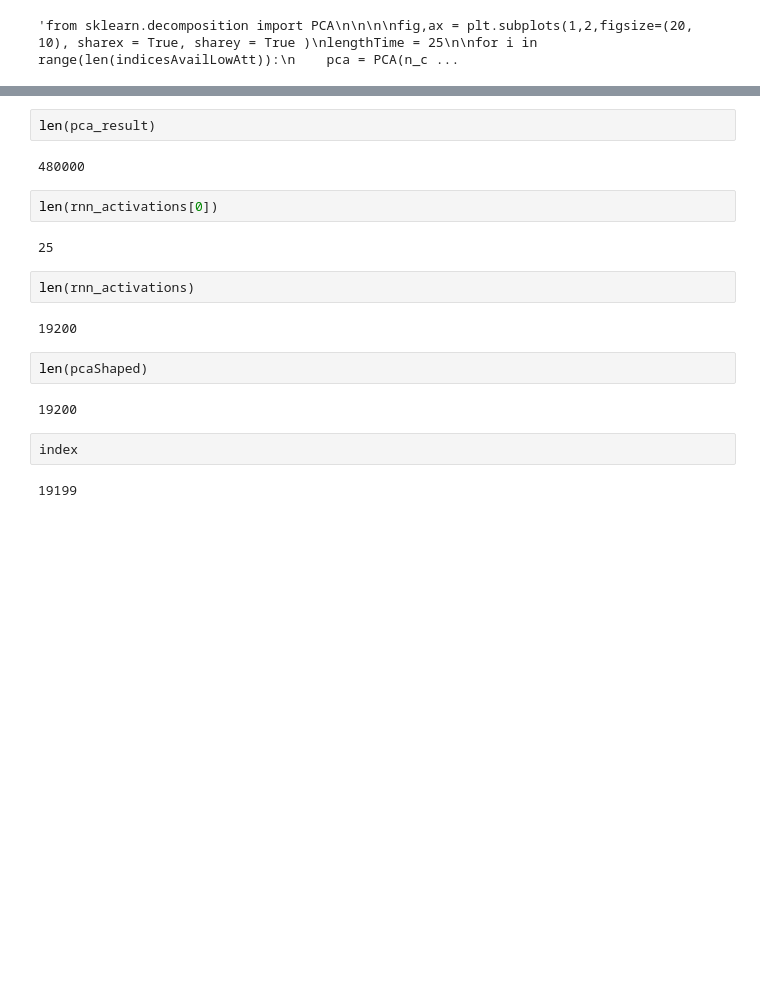
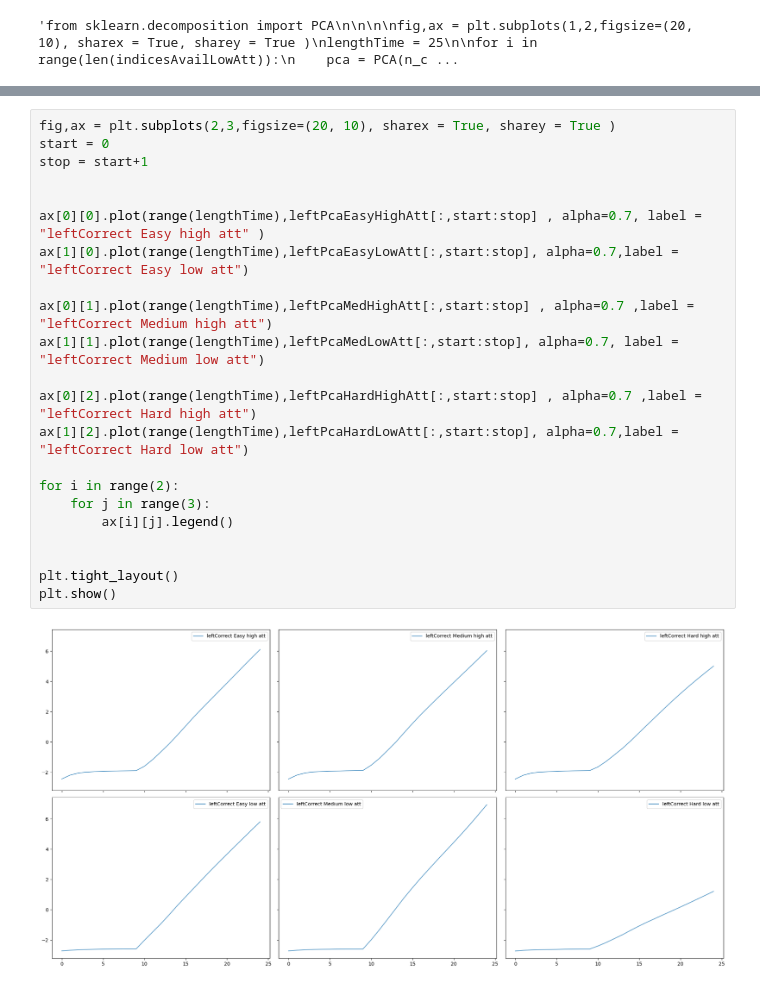
Before and after one commit to jshengen/OOPBinaryClassification, a Jupyter notebook: 3OutsObjectOriented.ipynb, the cells around one changed output, grey strips where cells are left out. Saved outputs shown, nothing was run; the diff lists cells and outputs as text; blank space fills up the shorter version.

```diff
--- a/3OutsObjectOriented.ipynb
+++ b/3OutsObjectOriented.ipynb
@@ -1432,20 +1533,24 @@ plt.show()
-# %%
-len(pca_result)
-# %% [output]
-480000
-# %%
-len(rnn_activations[0])
-# %% [output]
-25
-# %%
-len(rnn_activations)
-# %% [output]
-19200
-# %%
-len(pcaShaped)
-# %% [output]
-19200
-# %%
-index
-# %% [output]
-19199
+# %%
+fig,ax = plt.subplots(2,3,figsize=(20, 10), sharex = True, sharey = True )
+start = 0
+stop = start+1
+
+
+ax[0][0].plot(range(lengthTime),leftPcaEasyHighAtt[:,start:stop] , alpha=0.7, label = "leftCorrect Easy high att" )
+ax[1][0].plot(range(lengthTime),leftPcaEasyLowAtt[:,start:stop], alpha=0.7,label = "leftCorrect Easy low att")
+
+ax[0][1].plot(range(lengthTime),leftPcaMedHighAtt[:,start:stop] , alpha=0.7 ,label = "leftCorrect Medium high att")
+ax[1][1].plot(range(lengthTime),leftPcaMedLowAtt[:,start:stop], alpha=0.7, label = "leftCorrect Medium low att")
+
+ax[0][2].plot(range(lengthTime),leftPcaHardHighAtt[:,start:stop] , alpha=0.7 ,label = "leftCorrect Hard high att")
+ax[1][2].plot(range(lengthTime),leftPcaHardLowAtt[:,start:stop], alpha=0.7,label = "leftCorrect Hard low att")
+
+for i in range(2):
+    for j in range(3):
+        ax[i][j].legend()
+
+
+plt.tight_layout()
+plt.show()
+# %% [output]
+[figure, added]
```
Also changed, not shown: parts of 20 cells of this notebook.
